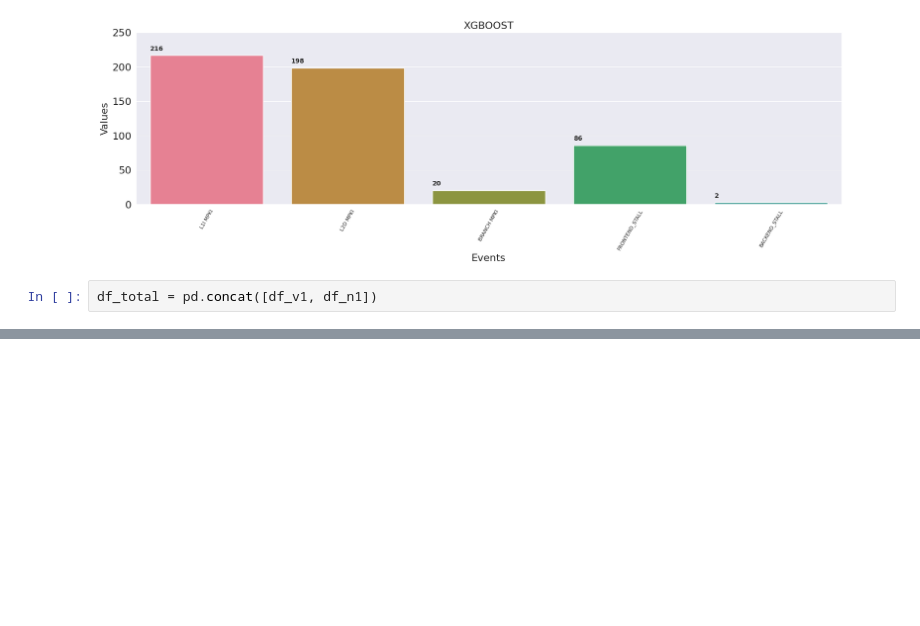
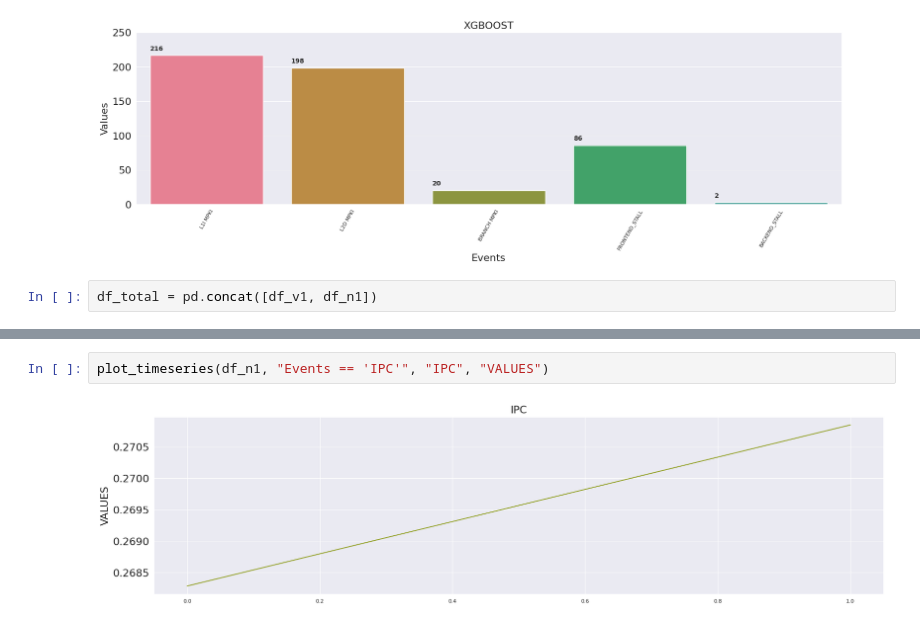
Before and after one commit to cyb70289/spa, a Jupyter notebook: lib/spa_topdown.ipynb, the cells around one changed output, grey strips where cells are left out. Saved outputs shown, nothing was run; the diff lists cells and outputs as text; blank space fills up the shorter version.

```diff
--- a/lib/spa_topdown.ipynb
+++ b/lib/spa_topdown.ipynb
@@ -130,0 +124,4 @@ ax, tmp = a.graph('Events', 'Values',key_cols=["Names"], do_not_sort = True,
+# %%
+plot_timeseries(df_n1, "Events == 'IPC'", "IPC", "VALUES")
+# %% [output]
+[figure, added]
```
Also changed, not shown: parts of 16 cells of this notebook, 1 other file.
